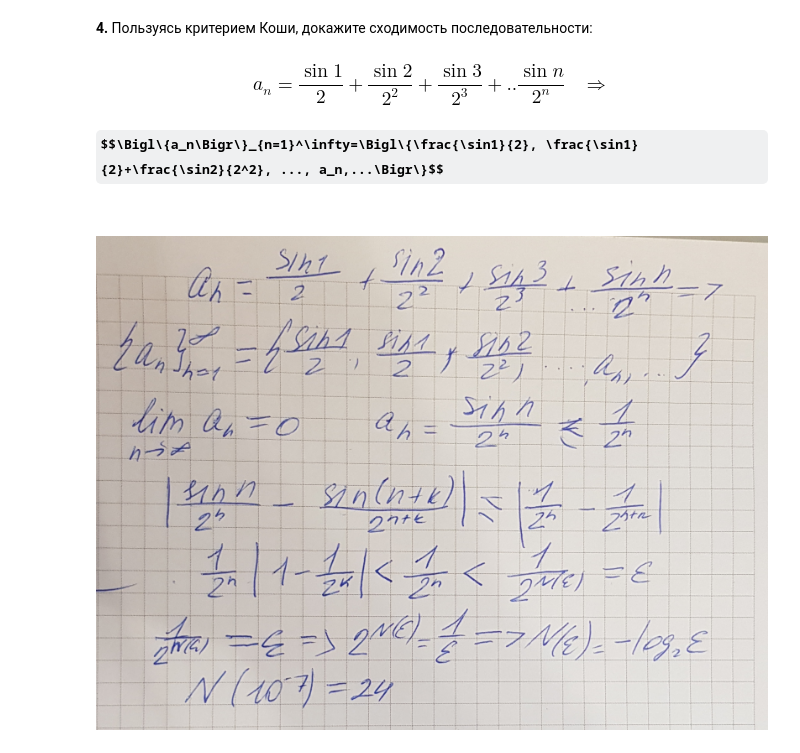
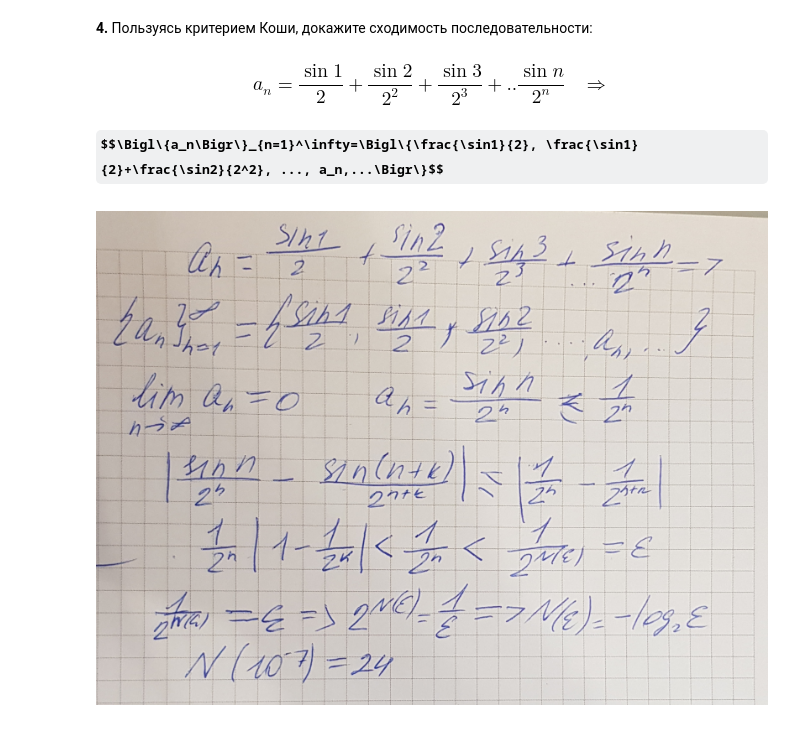
Before and after one commit to ileftor/intro_ma, a Jupyter notebook: HW2.ipynb, the cells around one changed output. Saved outputs shown, nothing was run; the diff lists cells and outputs as text; code cells hidden in the pictures; some formulas as TeX source.

```diff
--- a/HW2.ipynb
+++ b/HW2.ipynb
@@ -50,5 +51,7 @@ __4.__ Пользуясь критерием Коши, докажите сход
 ### $$a_n=\frac{\sin1}{2}+\frac{\sin2}{2^2}+\frac{\sin3}{2^3}+..\frac{\sin n}{2^n}\,\,\,\,\,\Rightarrow$$
 
 ### $$\Bigl\{a_n\Bigr\}_{n=1}^\infty=\Bigl\{\frac{\sin1}{2}, \frac{\sin1}{2}+\frac{\sin2}{2^2}, ..., a_n,...\Bigr\}$$
-# %% [markdown]
-# ![20200808_180340.jpg](attachment:20200808_180340.jpg)
+# %%
+display(Image(filename='20200808_180340.jpg', width = 1000))
+# %% [output]
+[figure, added]
```
Also changed, not shown: parts of 1 cell of this notebook.
